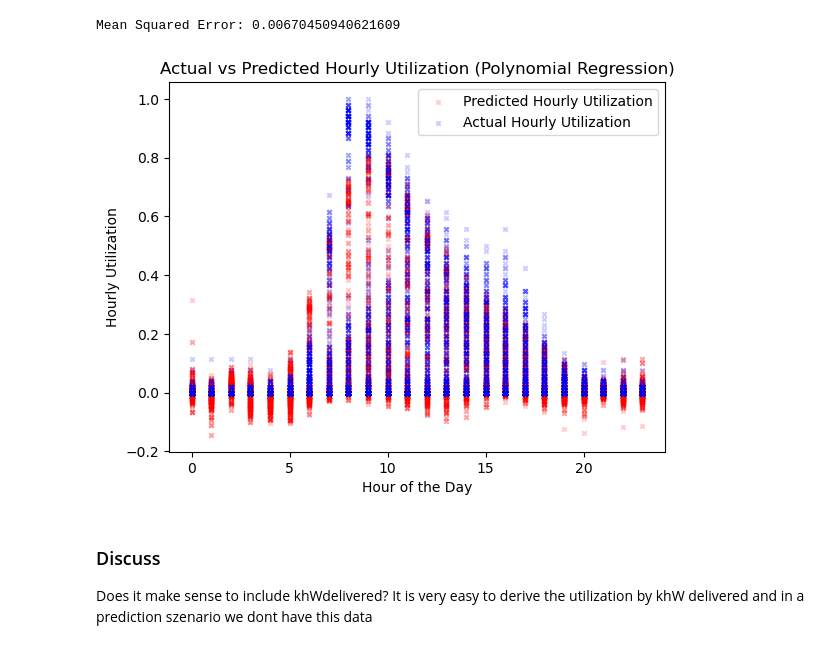
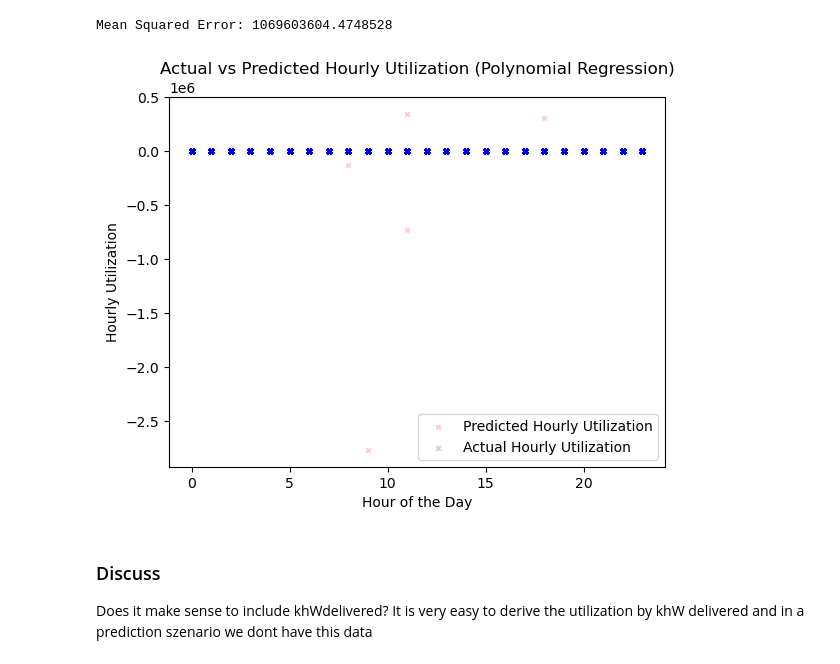
Before and after one commit to linusslange/AnalyticsAndApplications, a Jupyter notebook: UtilizationPrediction.ipynb, the cells around one changed output. Saved outputs shown, nothing was run; the diff lists cells and outputs as text; code cells hidden in the pictures.

```diff
--- a/UtilizationPrediction.ipynb
+++ b/UtilizationPrediction.ipynb
@@ -50,0 +11,4 @@ memory usage: 1.6 MB
+# %%
+Predict_utilization = pd.read_csv('input_hourly.csv')
+Predict_utilization = Predict_utilization.dropna()
+Predict_utilization.info()
@@ -51,43 +33,37 @@ memory usage: 1.6 MB
 # %%
-from sklearn.model_selection import train_test_split
-from sklearn.preprocessing import PolynomialFeatures, StandardScaler
-from sklearn.linear_model import LinearRegression
-from sklearn.pipeline import make_pipeline
-from sklearn.metrics import mean_squared_error
-
 # Assuming 'Predict_utilization' is your DataFrame
 # X will contain the features (hour, day_of_week, month, year)
-X = Predict_utilization[['hour', 'day_of_week', 'month', 'year']]
-y = Predict_utilization['hourly_utilization']
+X = Predict_utilization[['hour', 'dayOfTheWeek', 'month', 'temperature', 'precipitation']]
+y = Predict_utilization['site1_utilization_percentage']
 
 # Split the data into training and testing sets (70% train, 30% test)
 X_train, X_test, y_train, y_test = train_test_split(X, y, test_size=0.3, random_state=42)
 
 # Create a polynomial regression model
 degree = 10 # You can adjust the degree of the polynomial
 model = make_pipeline(StandardScaler(), PolynomialFeatures(degree), LinearRegression())
 
 # Train the model on the training set
 model.fit(X_train, y_train)
 
 # Make predictions on the test set
 y_pred = model.predict(X_test)
 
 # Evaluate the model
 mse = mean_squared_error(y_test, y_pred)
 print(f'Mean Squared Error: {mse}')
 
 # Plot the actual and predicted hourly utilization over the hour
 plt.scatter(X_test['hour'], y_pred, c='red', marker='x',label='Predicted Hourly Utilization', alpha=0.2, s=10)
 plt.scatter(X_test['hour'], y_test, c='blue', marker='x', label='Actual Hourly Utilization', alpha=0.2, s=10)
 plt.xlabel("Hour of the Day")
 plt.ylabel("Hourly Utilization")
 plt.title("Actual vs Predicted Hourly Utilization (Polynomial Regression)")
 plt.legend()
 plt.show()
 # %% [output]
-Mean Squared Error: 0.00670450940621609
+Mean Squared Error: 1069603604.4748528
-[figure, old version]
+[figure, new version]
 # %% [markdown]
 ### Discuss
 Does it make sense to include khWdelivered?
```
Also changed, not shown: parts of 7 cells of this notebook, 8 other files.
